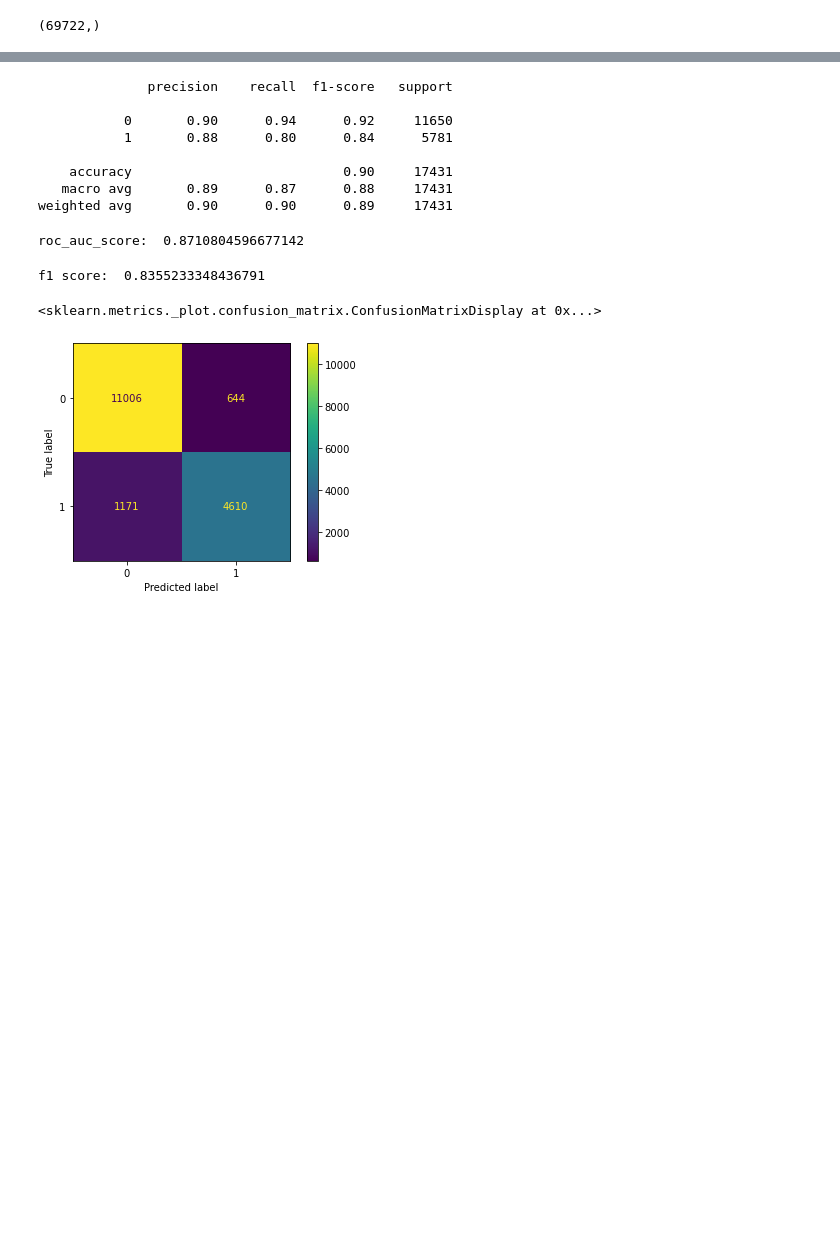
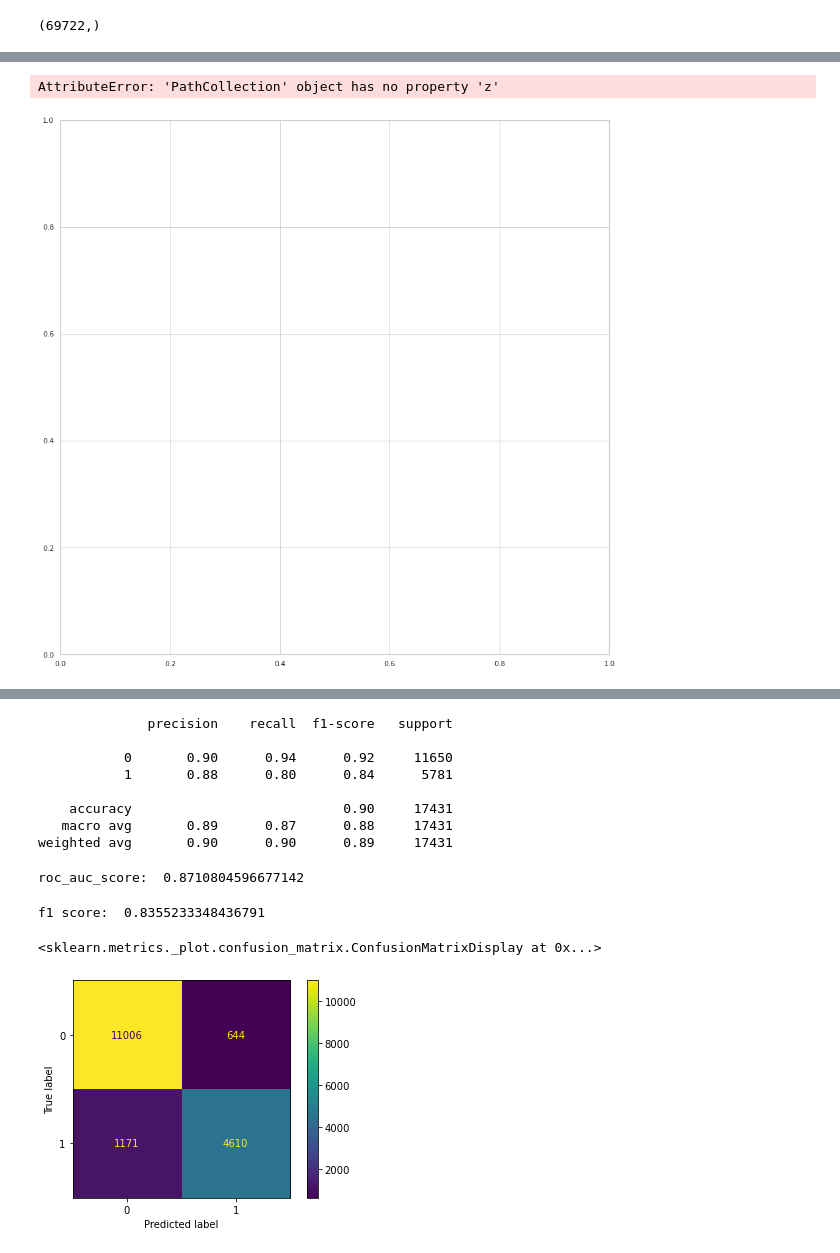
Before and after one commit to JGBOSS7/ML4NS, a Jupyter notebook: src/graph_embed.ipynb, the cells around one changed output, grey strips where cells are left out. Cells and saved outputs as stored; diff of their text form; code cells hidden in the pictures; blank space fills up the shorter version.

Commit message:
tsne and node2vec

```diff
--- a/src/graph_embed.ipynb
+++ b/src/graph_embed.ipynb
@@ -53,3 +57,4 @@ for i in tqdm(data):
 # %%
 fingerprint_data = np.array(fingerprint_data, dtype=object)
 graph_embeds_data = np.array(graph_embeds_data)
+fingerprint_data= np.array(fingerprint_data)
@@ -66,7 +73,7 @@ final_data = np.array(final_data)
 # %%
 X = []
 y = []
-for i in tqdm(final_data):
+for i in tqdm(fingerprint_data):
     X.append(i[0])
     y.append(i[1])
 # %%
@@ -85,0 +105,2 @@ y_train.shape
+# %%
+X_train = np.asarray(X_train, dtype='float64')
@@ -85,0 +109,13 @@ y_train.shape
+# %%
+tsne = TSNE(n_components=3)
+embeds = tsne.fit_transform(X_train[:10000])
+df = pd.DataFrame(embeds, columns=['x','y','z'])
+df['b'] = y_train[:10000]
+# %%
+import seaborn as sns
+sns.set(rc={'figure.figsize':(15,15)})
+sns.set_style("whitegrid")
+sns.scatterplot(data=df, x='x', y='y', z='z', s=70 ,hue='b',alpha=0.5, projection='3d')
+# %% [output]
+AttributeError: 'PathCollection' object has no property 'z'
+[figure, added]
```
Also changed, not shown: parts of 21 cells of this notebook.
